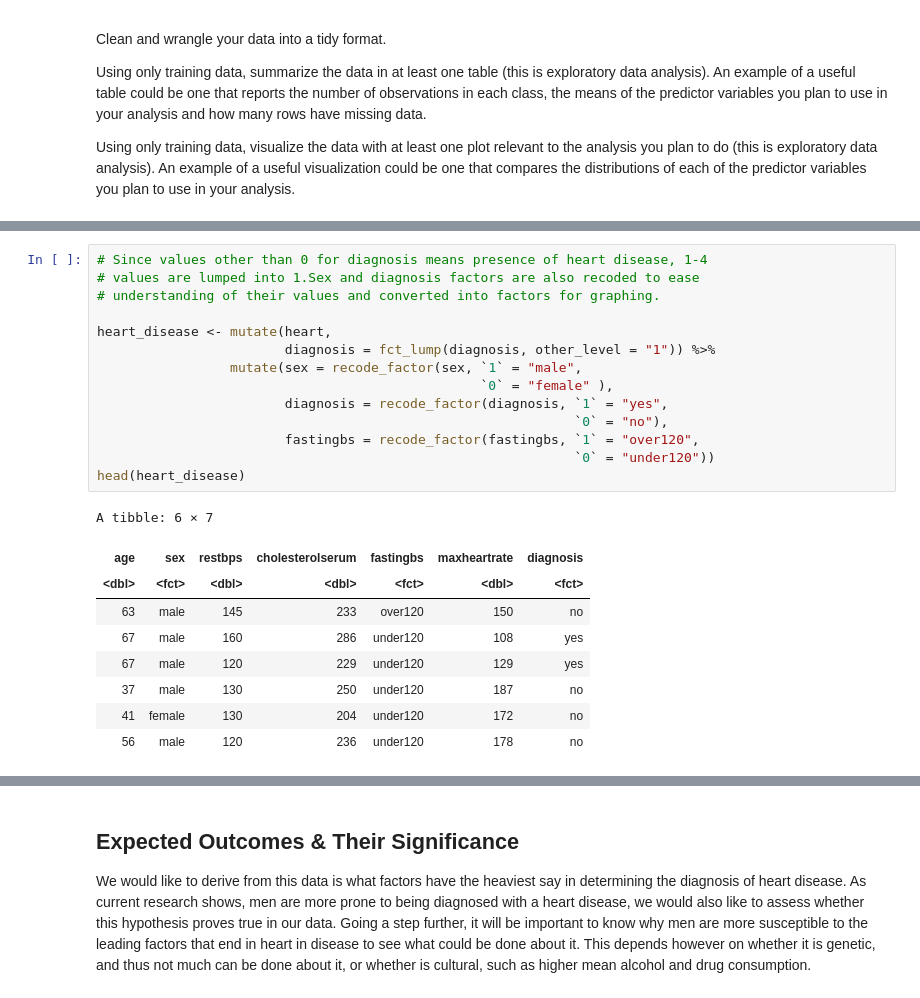
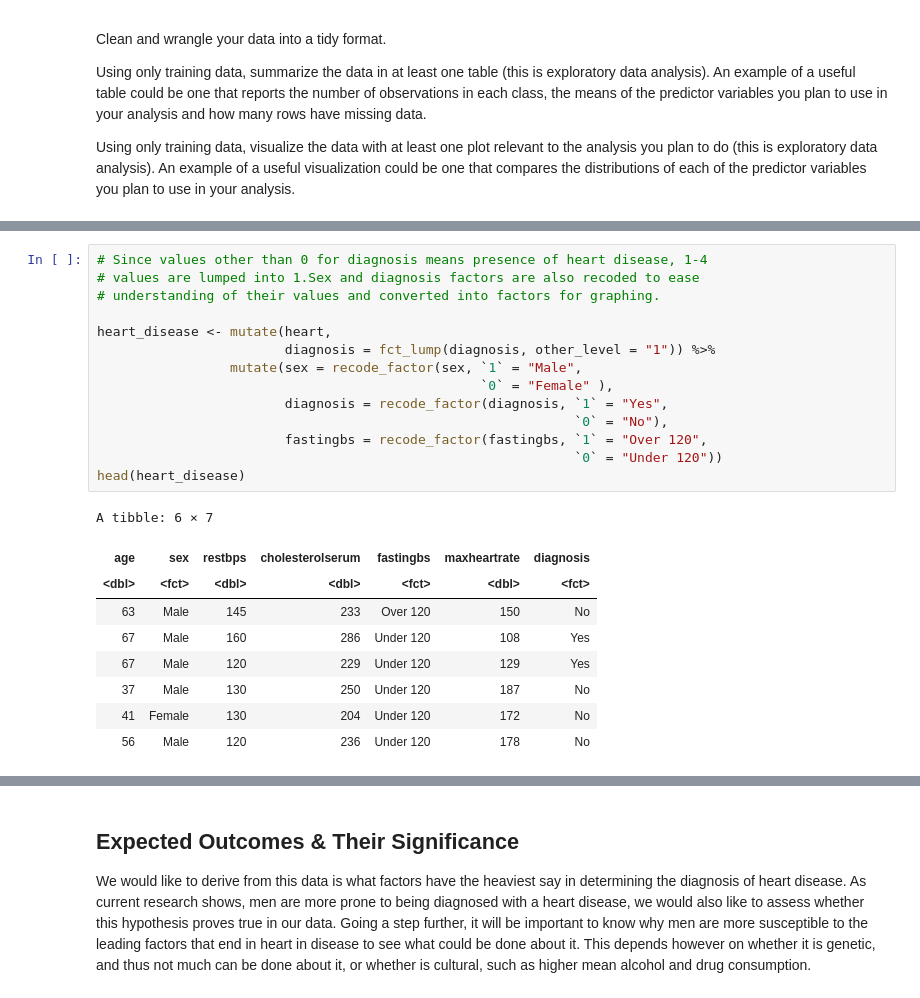
Before and after one commit to laurent-mt/dsci100project, a Jupyter notebook: code.ipynb, the cells around one changed output, grey strips where cells are left out. Drawn from its saved outputs; the diff is of its cells as text.

```diff
--- a/code.ipynb
+++ b/code.ipynb
@@ -94,24 +79,24 @@ A tibble: 6 × 7
 # %%
 # Since values other than 0 for diagnosis means presence of heart disease, 1-4
 # values are lumped into 1.Sex and diagnosis factors are also recoded to ease
 # understanding of their values and converted into factors for graphing.
 
 heart_disease <- mutate(heart,
                         diagnosis = fct_lump(diagnosis, other_level = "1")) %>%
-                 mutate(sex = recode_factor(sex, `1` = "male",
-                                                 `0` = "female" ),
-                        diagnosis = recode_factor(diagnosis, `1` = "yes",
-                                                             `0` = "no"),
-                        fastingbs = recode_factor(fastingbs, `1` = "over120",
-                                                             `0` = "under120"))
+                 mutate(sex = recode_factor(sex, `1` = "Male",
+                                                 `0` = "Female" ),
+                        diagnosis = recode_factor(diagnosis, `1` = "Yes",
+                                                             `0` = "No"),
+                        fastingbs = recode_factor(fastingbs, `1` = "Over 120",
+                                                             `0` = "Under 120"))
 head(heart_disease)
 # %% [output]
 A tibble: 6 × 7
 | age | sex | restbps | cholesterolserum | fastingbs | maxheartrate | diagnosis |
 | <dbl> | <fct> | <dbl> | <dbl> | <fct> | <dbl> | <fct> |
-| 63 | male | 145 | 233 | over120 | 150 | no |
-| 67 | male | 160 | 286 | under120 | 108 | yes |
-| 67 | male | 120 | 229 | under120 | 129 | yes |
-| 37 | male | 130 | 250 | under120 | 187 | no |
-| 41 | female | 130 | 204 | under120 | 172 | no |
-| 56 | male | 120 | 236 | under120 | 178 | no |
+| 63 | Male | 145 | 233 | Over 120 | 150 | No |
+| 67 | Male | 160 | 286 | Under 120 | 108 | Yes |
+| 67 | Male | 120 | 229 | Under 120 | 129 | Yes |
+| 37 | Male | 130 | 250 | Under 120 | 187 | No |
+| 41 | Female | 130 | 204 | Under 120 | 172 | No |
+| 56 | Male | 120 | 236 | Under 120 | 178 | No |
```
Also changed, not shown: parts of 6 cells of this notebook.
